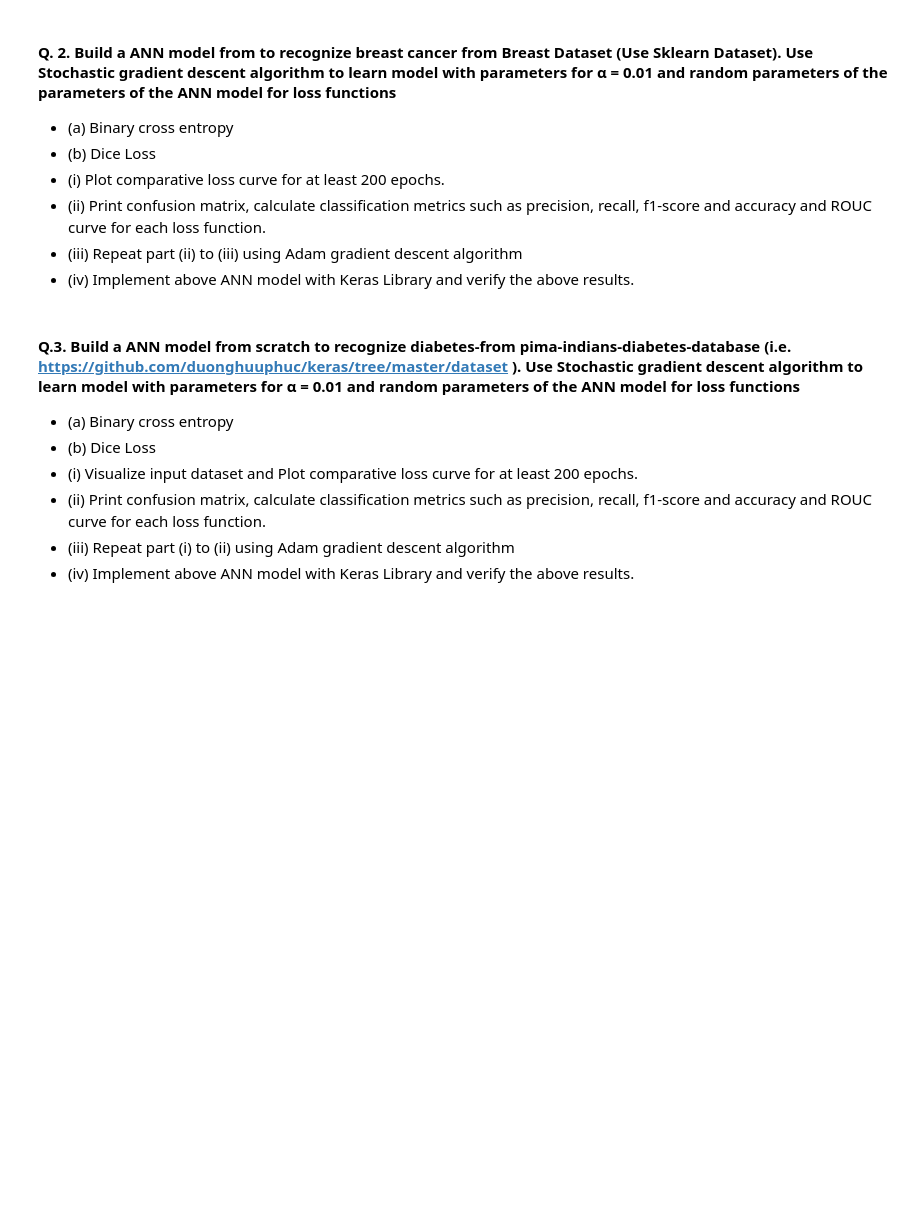
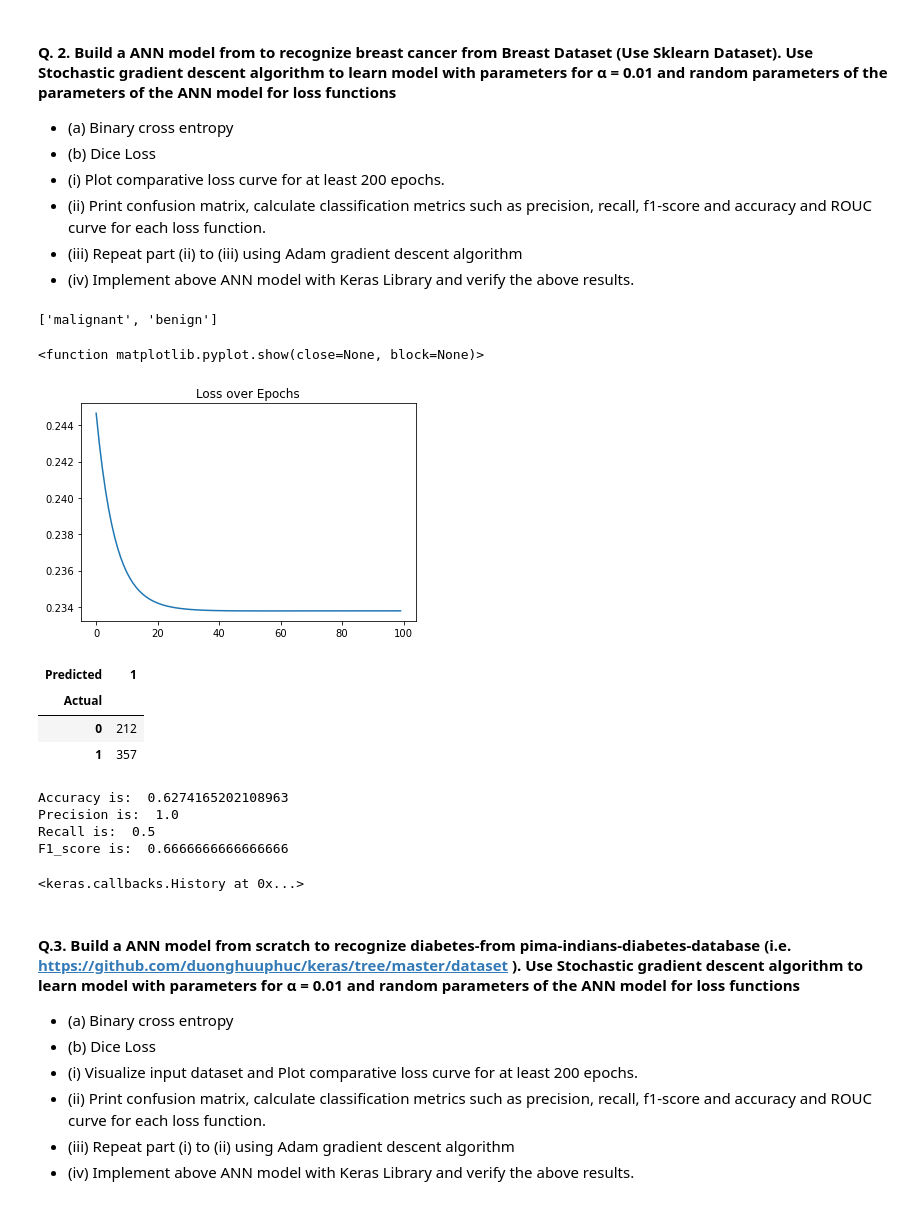
Before and after one commit to Adithya-Jayan/EC460_NNDL, a Jupyter notebook: Assignment3.ipynb, the cells around one changed output. Drawn from its saved outputs; the diff is of its cells as text; code cells hidden in the pictures; blank space fills up the shorter version.

```diff
--- a/Assignment3.ipynb
+++ b/Assignment3.ipynb
@@ -16,0 +179,10 @@
+# %%
+from sklearn.datasets import load_breast_cancer
+data = load_breast_cancer()
+list(data.target_names)
+# %% [output]
+['malignant', 'benign']
+# %%
+X_train = data['data']
+Y_train = data['target']
+col_names = data['target_names']
@@ -16,0 +195,61 @@
+# %%
+#Perform Training and plotting comparative loss curve
+
+n_classes = 2
+learning_rate = 0.001
+Epochs = 100
+
+Loss = []
+for i in tqdm.tqdm(range(Epochs),position   = 0,leave = True,desc = "Epochs"):
+
+    record = []
+    prediction = []
+    for X,Truth in tqdm.tqdm(zip(X_train,Y_train),position   = 1,leave = False,total = len(Y_train), desc = "Input Images"):
+
+        #Obtain Predictions
+        Outputs = Forward_propogation(Model,X,sigmoid_activation)
+
+        #Calculate error
+        temp = [0]*n_classes
+        temp[Truth] = 1
+        Error = -2* (temp - Outputs[-1]) * learning_rate
+
+        #Save prediction for plotting
+        record = record + [np.mean(np.square(temp - Outputs[-1]))]
+        prediction = prediction + [np.argmax(Outputs[-1])]
+        #Backpropogate using error
+        Model = Back_propogation(Model,Outputs,Error,sigmoid_activation)
+
+    Loss = Loss + [np.mean(record)]
+
+plt.figure()
+plt.plot(Loss)
+plt.title("Loss over Epochs")
+plt.show
+
+# print("Loss over Epochs:",Loss)
+# %% [output]
+<function matplotlib.pyplot.show(close=None, block=None)>
+[figure, added]
+# %%
+#Display confusion Matrix
+
+y_actu = pd.Series(Y_train, name='Actual')
+y_pred = pd.Series(prediction, name='Predicted')
+df_confusion = pd.crosstab(y_actu, y_pred)
+df_confusion
+# %% [output]
+| Predicted | 1 |
+| Actual |  |
+| 0 | 212 |
+| 1 | 357 |
+# %%
+print("Accuracy is: ",Accuracy(y_pred,y_actu))
+print("Precision is: ",precision(y_pred,y_actu))
+print("Recall is: ",recall(y_pred,y_actu))
+print("F1_score is: ",f1_score(y_pred,y_actu))
+# %% [output]
+Accuracy is:  0.6274165202108963
+Precision is:  1.0
+Recall is:  0.5
+F1_score is:  0.6666666666666666
@@ -17,3 +263,10 @@
+# %%
+# encode class values as integers
+Y_train_encoded = keras.utils.to_categorical(Y_train)
+
+model_3.fit(x= X_train,y= Y_train_encoded, batch_size=1, epochs=Epochs, verbose=0,callbacks=[TqdmCallback(verbose=1)])
+# %% [output]
+<keras.callbacks.History at 0x...>
 # %% [markdown]
 #### Q.3. Build a ANN model from scratch to recognize diabetes-from pima-indians-diabetes-database (i.e. https://github.com/duonghuuphuc/keras/tree/master/dataset ). Use Stochastic gradient descent algorithm to learn model with parameters for α = 0.01 and random parameters of the ANN model for loss functions
 - (a) Binary cross entropy
```
Also changed, not shown: parts of 14 cells of this notebook.
